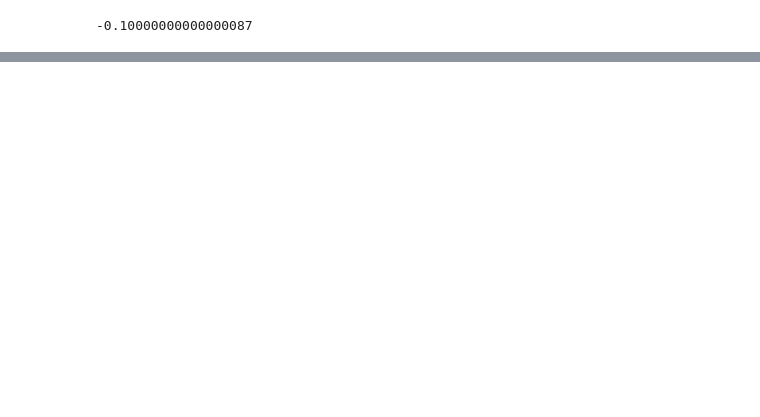
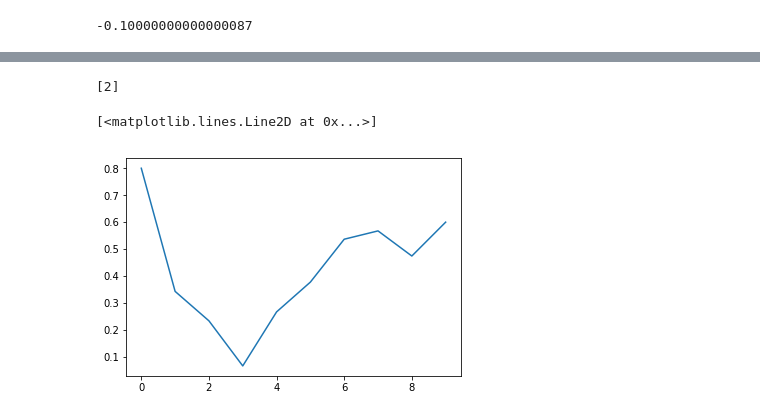
Before and after one commit to Scotchy/LaFourchette, a Jupyter notebook: RecommenderSystem.ipynb, the cells around one changed output, grey strips where cells are left out. Cells and saved outputs as stored; diff of their text form; code cells hidden in the pictures; blank space fills up the shorter version.

Commit message:
User param generator added. I began to develop chose_restaurant function of User

```diff
--- a/RecommenderSystem.ipynb
+++ b/RecommenderSystem.ipynb
@@ -97,3 +121,13 @@ Text(0, 0.5, 'Notoriété')
 attractiveness(0.3,1, C)
 # %% [output]
 -0.10000000000000087
+# %%
+r = Restaurant(0, "n", 0, 0, "jkgvhgv", 2022)
+r.generate_random_params(5)
+# %%
+notoriety = []
+for i in range(1000):
+    r.give_grade(np.random.choice([0,1,2,5]))
+    r.update_notoriety()
+    notoriety.append(r.notoriety)
+    r.current_day += 1
@@ -99,0 +139,19 @@ attractiveness(0.3,1, C)
+# %%
+[1, 2][-1:]
+# %% [output]
+[2]
+# %%
+u = User()
+u.generate_random_params()
+# %%
+prob = []
+for i in range(10):
+    u.give_grade(r, np.random.choice([0,1,2,3,4,5]))
+    u.update_use_lf_prob()
+    prob.append(u.get_lf_prob(np.random.rand()/5))
+    r.current_day += 1
+# %%
+mplt.plot(prob)
+# %% [output]
+[<matplotlib.lines.Line2D at 0x...>]
+[figure, added]
```
Also changed, not shown: parts of 16 cells of this notebook, 2 other files.
